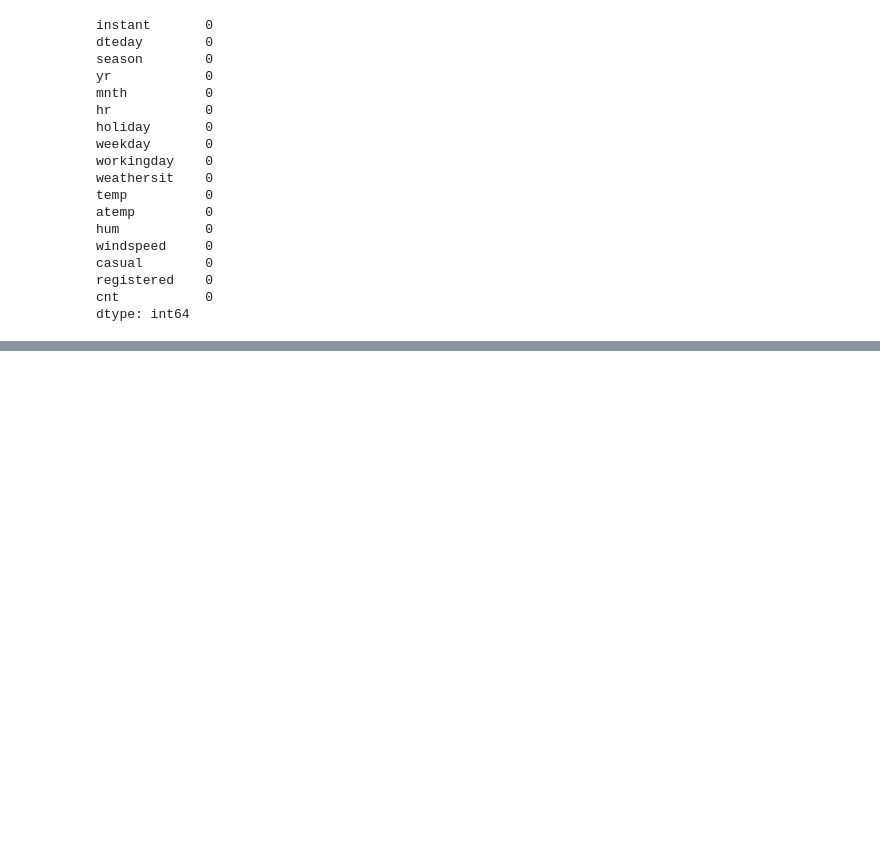
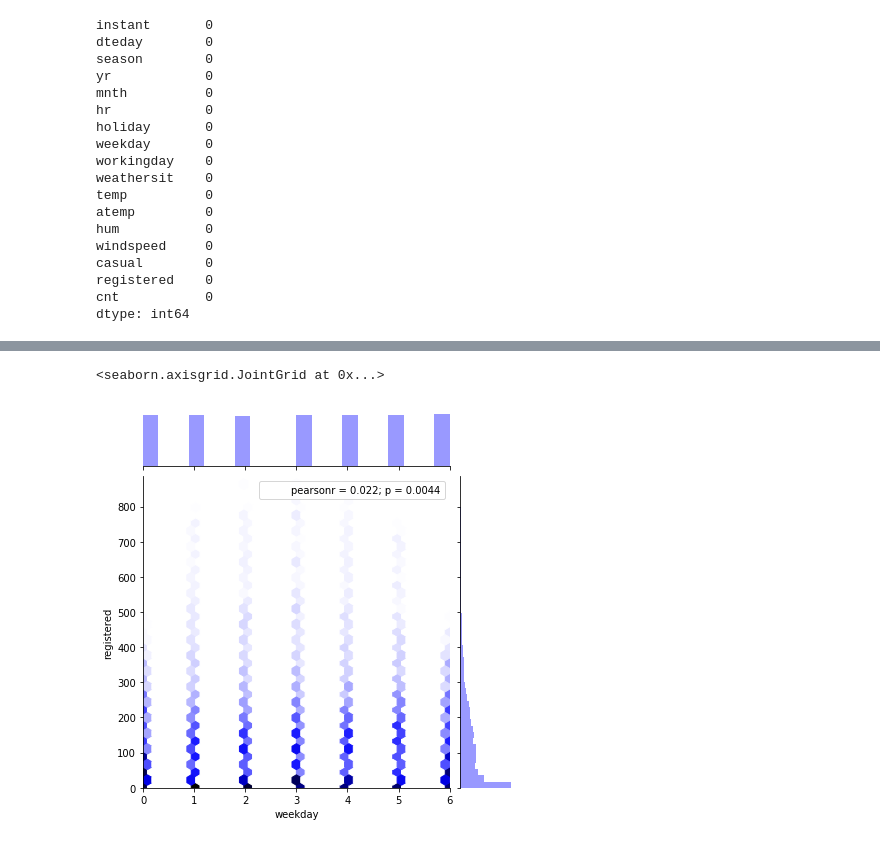
Before and after one commit to ShubhamSharma28198/ML-Assignment, a Jupyter notebook: Assignment7.ipynb, the cells around one changed output, grey strips where cells are left out. Cells and saved outputs as stored; diff of their text form; code cells hidden in the pictures; blank space fills up the shorter version.

```diff
--- a/Assignment7.ipynb
+++ b/Assignment7.ipynb
@@ -218,0 +273,5 @@ ft={'weekday'}
+# %%
+sns.jointplot(df1['weekday'], df1['registered'],kind='hex',color='b')
+# %% [output]
+<seaborn.axisgrid.JointGrid at 0x...>
+[figure, added]
```
Also changed, not shown: parts of 24 cells of this notebook.
